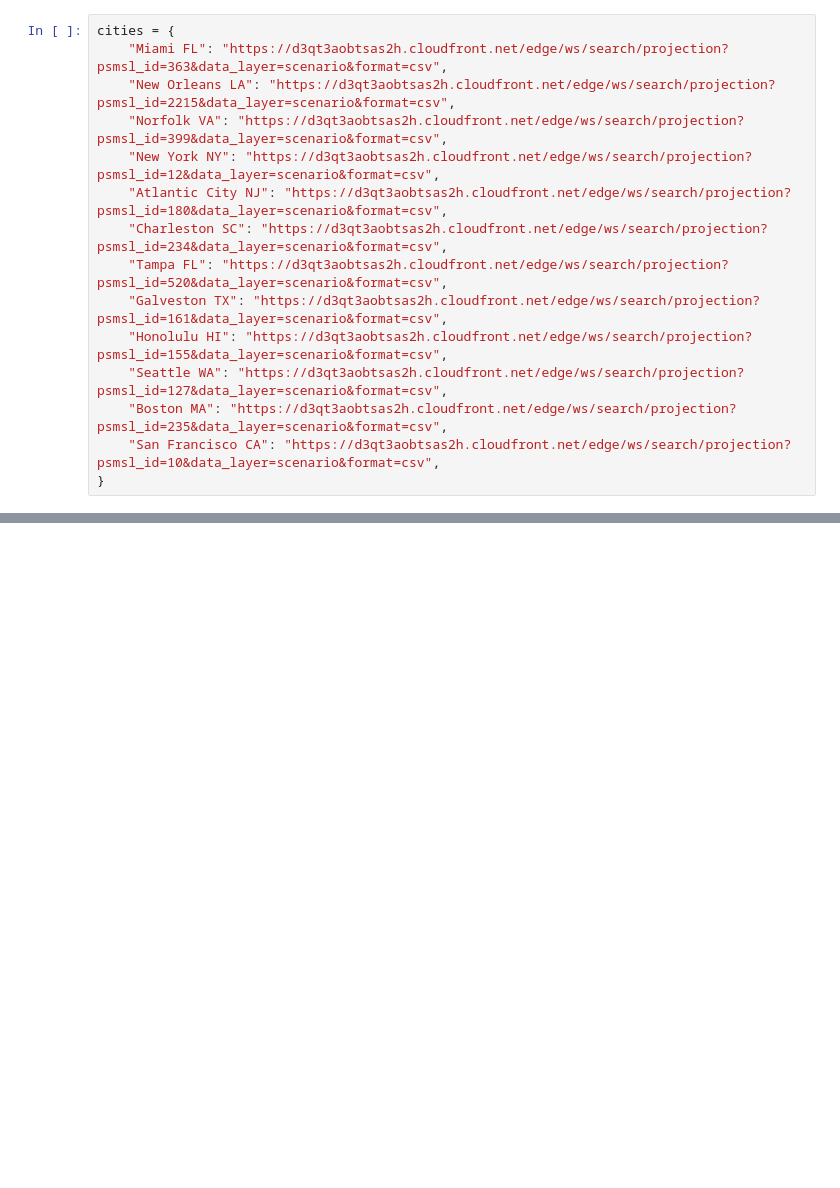
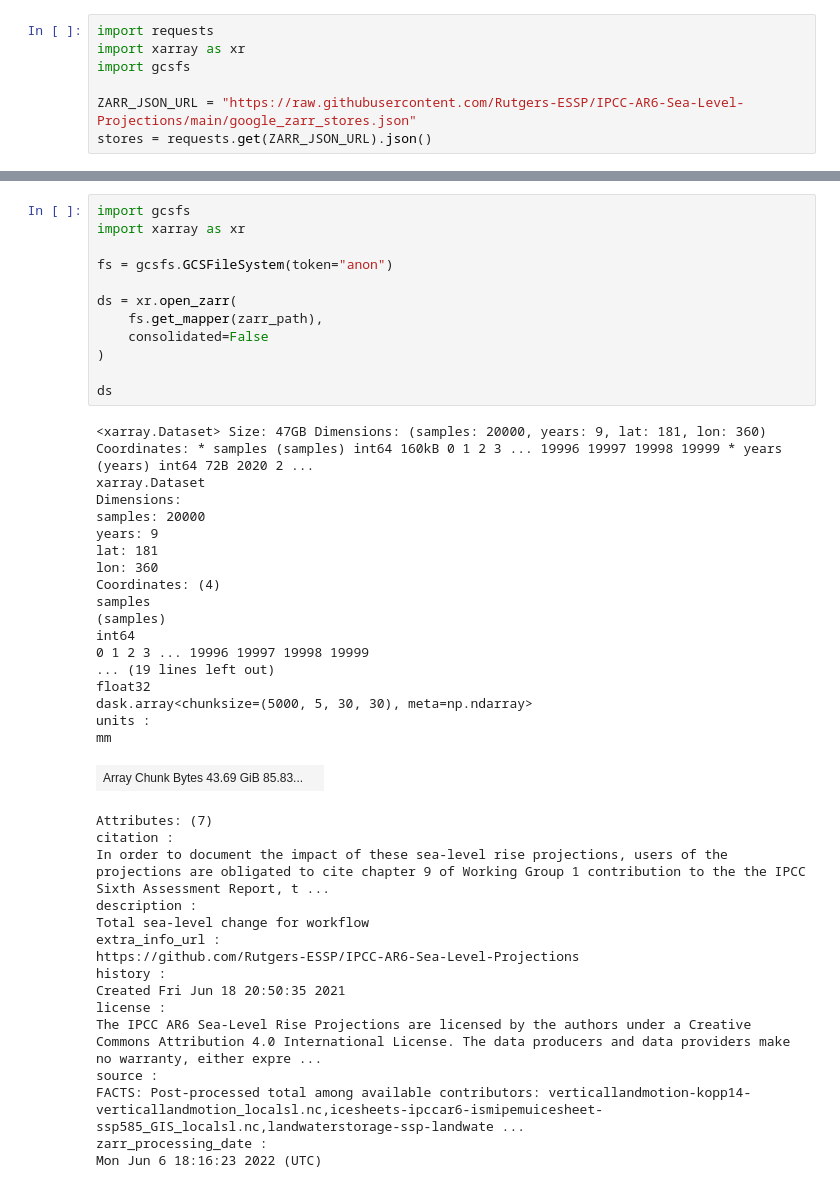
Before and after one commit to abbymcleod/dsc106-final, a Jupyter notebook: chidiebere_plot/total_slr.ipynb, the cells around one changed output, grey strips where cells are left out. Cells and saved outputs as stored; diff of their text form; blank space fills up the shorter version.

Commit message:
update data

```diff
--- a/chidiebere_plot/total_slr.ipynb
+++ b/chidiebere_plot/total_slr.ipynb
@@ -1,15 +1,7 @@
 # %%
-cities = {
-    "Miami FL": "https://d3qt3aobtsas2h.cloudfront.net/edge/ws/search/projection?psmsl_id=363&data_layer=scenario&format=csv",
-    "New Orleans LA": "https://d3qt3aobtsas2h.cloudfront.net/edge/ws/search/projection?psmsl_id=2215&data_layer=scenario&format=csv",
-    "Norfolk VA": "https://d3qt3aobtsas2h.cloudfront.net/edge/ws/search/projection?psmsl_id=399&data_layer=scenario&format=csv",
-    "New York NY": "https://d3qt3aobtsas2h.cloudfront.net/edge/ws/search/projection?psmsl_id=12&data_layer=scenario&format=csv",
-    "Atlantic City NJ": "https://d3qt3aobtsas2h.cloudfront.net/edge/ws/search/projection?psmsl_id=180&data_layer=scenario&format=csv",
-    "Charleston SC": "https://d3qt3aobtsas2h.cloudfront.net/edge/ws/search/projection?psmsl_id=234&data_layer=scenario&format=csv",
-    "Tampa FL": "https://d3qt3aobtsas2h.cloudfront.net/edge/ws/search/projection?psmsl_id=520&data_layer=scenario&format=csv",
-    "Galveston TX": "https://d3qt3aobtsas2h.cloudfront.net/edge/ws/search/projection?psmsl_id=161&data_layer=scenario&format=csv",
-    "Honolulu HI": "https://d3qt3aobtsas2h.cloudfront.net/edge/ws/search/projection?psmsl_id=155&data_layer=scenario&format=csv",
-    "Seattle WA": "https://d3qt3aobtsas2h.cloudfront.net/edge/ws/search/projection?psmsl_id=127&data_layer=scenario&format=csv",
-    "Boston MA": "https://d3qt3aobtsas2h.cloudfront.net/edge/ws/search/projection?psmsl_id=235&data_layer=scenario&format=csv",
-    "San Francisco CA": "https://d3qt3aobtsas2h.cloudfront.net/edge/ws/search/projection?psmsl_id=10&data_layer=scenario&format=csv",
-}
+import requests
+import xarray as xr
+import gcsfs
+
+ZARR_JSON_URL = "https://raw.githubusercontent.com/Rutgers-ESSP/IPCC-AR6-Sea-Level-Projections/main/google_zarr_stores.json"
+stores = requests.get(ZARR_JSON_URL).json()
@@ -126,0 +16,46 @@ yearly.head()
+# %%
+import gcsfs
+import xarray as xr
+
+fs = gcsfs.GCSFileSystem(token="anon")
+
+ds = xr.open_zarr(
+    fs.get_mapper(zarr_path),
+    consolidated=False
+)
+
+ds
+# %% [output]
+<xarray.Dataset> Size: 47GB Dimensions: (samples: 20000, years: 9, lat: 181, lon: 360) Coordinates: * samples (samples) int64 160kB 0 1 2 3 ... 19996 19997 19998 19999 * years (years) int64 72B 2020 2 ...
+xarray.Dataset
+Dimensions:
+samples: 20000
+years: 9
+lat: 181
+lon: 360
+Coordinates: (4)
+samples
+(samples)
+int64
+0 1 2 3 ... 19996 19997 19998 19999
+... (19 lines left out)
+float32
+dask.array<chunksize=(5000, 5, 30, 30), meta=np.ndarray>
+units :
+mm
+| Array Chunk Bytes 43.69 GiB 85.83... |  |
+Attributes: (7)
+citation :
+In order to document the impact of these sea-level rise projections, users of the projections are obligated to cite chapter 9 of Working Group 1 contribution to the the IPCC Sixth Assessment Report, t ...
+description :
+Total sea-level change for workflow
+extra_info_url :
+https://github.com/Rutgers-ESSP/IPCC-AR6-Sea-Level-Projections
+history :
+Created Fri Jun 18 20:50:35 2021
+license :
+The IPCC AR6 Sea-Level Rise Projections are licensed by the authors under a Creative Commons Attribution 4.0 International License. The data producers and data providers make no warranty, either expre ...
+source :
+FACTS: Post-processed total among available contributors: verticallandmotion-kopp14-verticallandmotion_localsl.nc,icesheets-ipccar6-ismipemuicesheet-ssp585_GIS_localsl.nc,landwaterstorage-ssp-landwate ...
+zarr_processing_date :
+Mon Jun 6 18:16:23 2022 (UTC)
```
Also changed, not shown: parts of 11 cells of this notebook, 1 other file.
